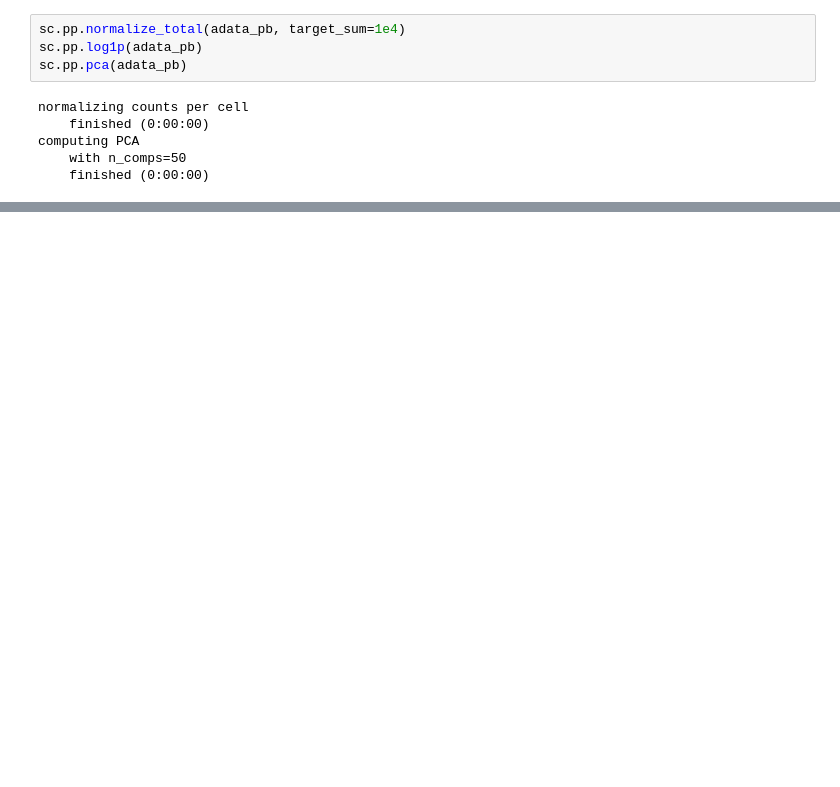
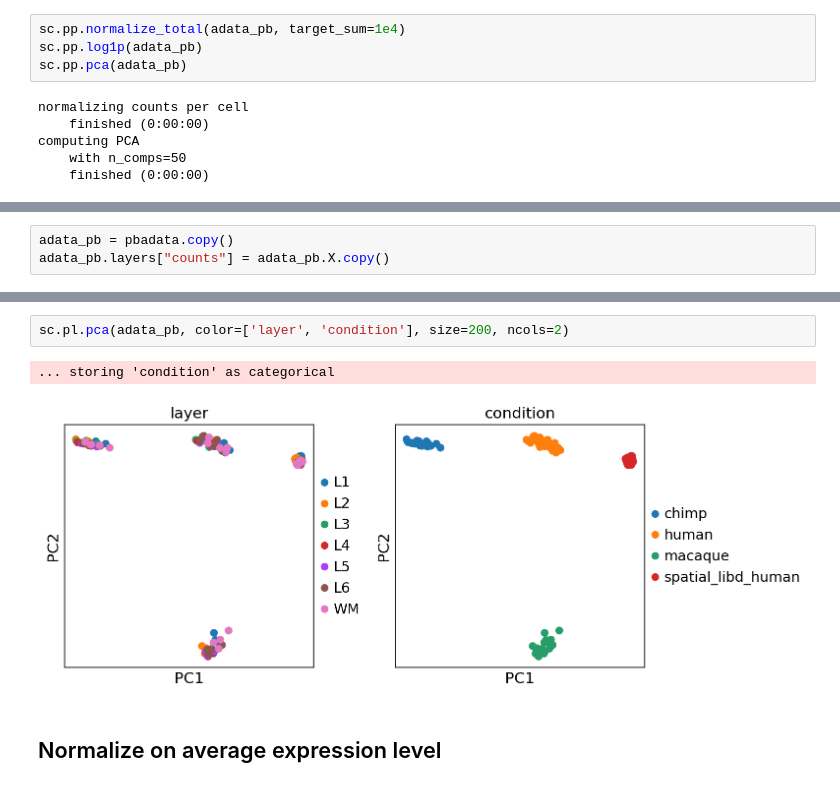
Before and after one commit to Claptar/spatialMPFC, a Jupyter notebook: preprocess/make_pseudobulk.ipynb, the cells around one changed output, grey strips where cells are left out. Cells and saved outputs as stored; diff of their text form; blank space fills up the shorter version.

```diff
--- a/preprocess/make_pseudobulk.ipynb
+++ b/preprocess/make_pseudobulk.ipynb
@@ -314,0 +220,3 @@ computing PCA
+# %%
+adata_pb = pbadata.copy()
+adata_pb.layers["counts"] = adata_pb.X.copy()
@@ -314,0 +233,7 @@ computing PCA
+# %%
+sc.pl.pca(adata_pb, color=['layer', 'condition'], size=200, ncols=2)
+# %% [output]
+... storing 'condition' as categorical
+[figure, added]
+# %% [markdown]
+## Normalize on average expression level
```
Also changed, not shown: parts of 63 cells of this notebook.
